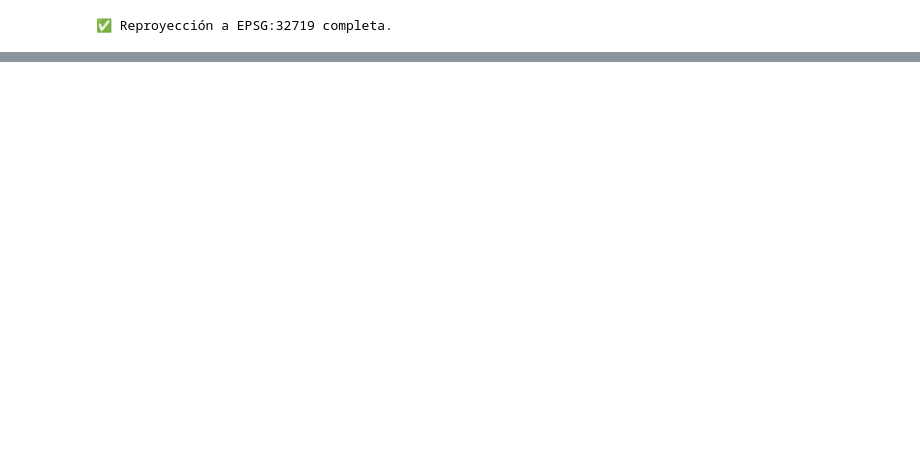
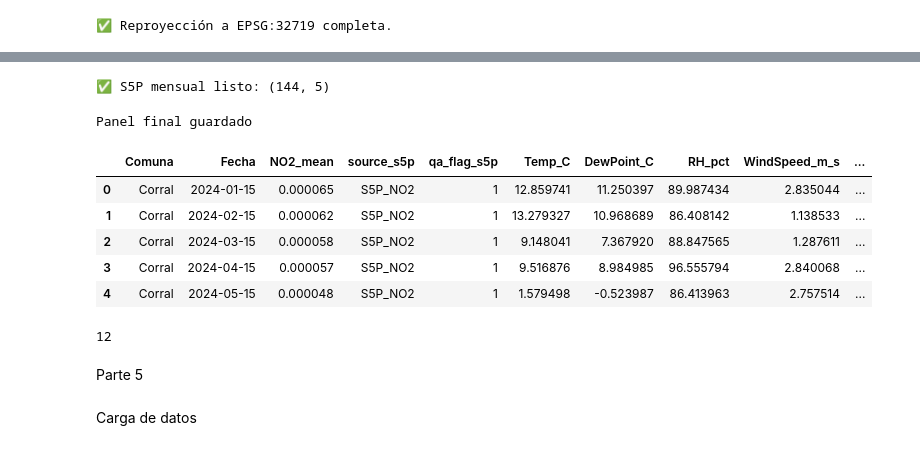
Before and after one commit to typedpie/Tarea-2_analisis-de-datos, a Jupyter notebook: Notebooks/02_ambiental_rm.ipynb, the cells around one changed output, grey strips where cells are left out. Saved outputs shown, nothing was run; the diff lists cells and outputs as text; code cells hidden in the pictures; blank space fills up the shorter version.

Commit message:
Actualiza notebook readme y reports y agrega figs

```diff
--- a/Notebooks/02_ambiental_rm.ipynb
+++ b/Notebooks/02_ambiental_rm.ipynb
@@ -196,0 +469,46 @@ print("✅ Reproyección a EPSG:32719 completa.")
+# %%
+s5p = pd.read_csv(PROCESSED / "s5p_no2_stats_mensual_por_comuna.csv")
+
+s5p["year"] = s5p["year"].astype(int)
+s5p["month"] = s5p["month"].astype(int)
+s5p["Fecha"] = pd.to_datetime(
+    s5p["year"].astype(str) + "-" + s5p["month"].astype(str) + "-15"
+)
+
+#columnas clave
+s5p = s5p[["Comuna", "Fecha", "NO2_mean"]]
+s5p["source"] = "S5P_NO2"
+s5p["qa_flag"] = 1
+
+print("✅ S5P mensual listo:", s5p.shape)
+# %% [output]
+✅ S5P mensual listo: (144, 5)
+# %%
+s5p["Fecha"] = pd.to_datetime(s5p["Fecha"]).dt.normalize()
+#agregamos variables de era5 a cada columna
+
+#se crea la columna "year"
+panel["year"] = panel["Fecha"].dt.year
+
+#guardamos en formato parquet con particion por año
+
+output_path = PROCESSED / "panel_integrado.parquet"
+panel.to_parquet(output_path, partition_cols=["year"])
+
+print (f"Panel final guardado")
+display (panel.head(5))
+
+panel["Fecha"].nunique()  #si da 12 hay consistencia ya que es uno por mes (s5p esta mensual)
+# %% [output]
+Panel final guardado
+|  | Comuna | Fecha | NO2_mean | source_s5p | qa_flag_s5p | Temp_C | DewPoint_C | RH_pct | WindSpeed_m_s | ... |
+| 0 | Corral | 2024-01-15 | 0.000065 | S5P_NO2 | 1 | 12.859741 | 11.250397 | 89.987434 | 2.835044 | ... |
+| 1 | Corral | 2024-02-15 | 0.000062 | S5P_NO2 | 1 | 13.279327 | 10.968689 | 86.408142 | 1.138533 | ... |
+| 2 | Corral | 2024-03-15 | 0.000058 | S5P_NO2 | 1 | 9.148041 | 7.367920 | 88.847565 | 1.287611 | ... |
+| 3 | Corral | 2024-04-15 | 0.000057 | S5P_NO2 | 1 | 9.516876 | 8.984985 | 96.555794 | 2.840068 | ... |
+| 4 | Corral | 2024-05-15 | 0.000048 | S5P_NO2 | 1 | 1.579498 | -0.523987 | 86.413963 | 2.757514 | ... |
+12
+# %% [markdown]
+Parte 5
+# %% [markdown]
+Carga de datos
```
Also changed, not shown: parts of 42 cells of this notebook, 15 other files.
